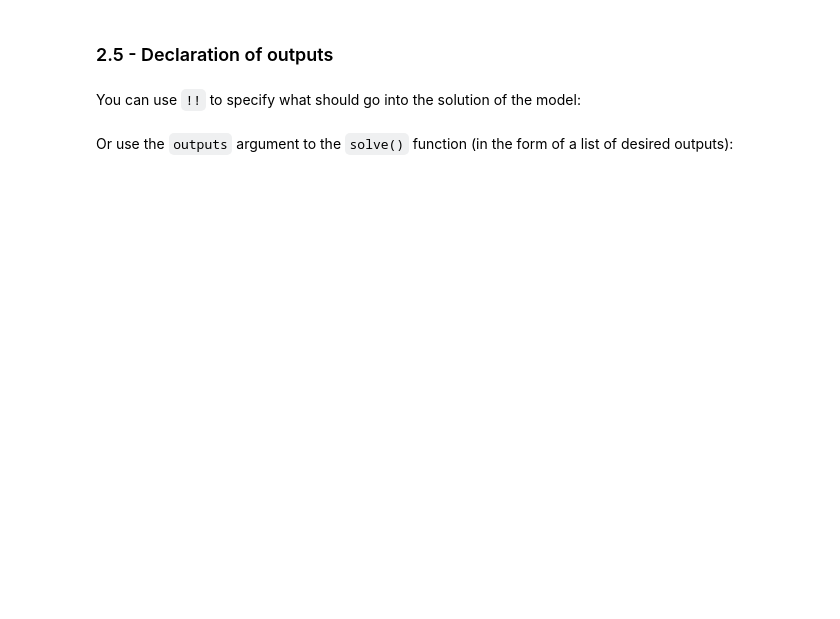
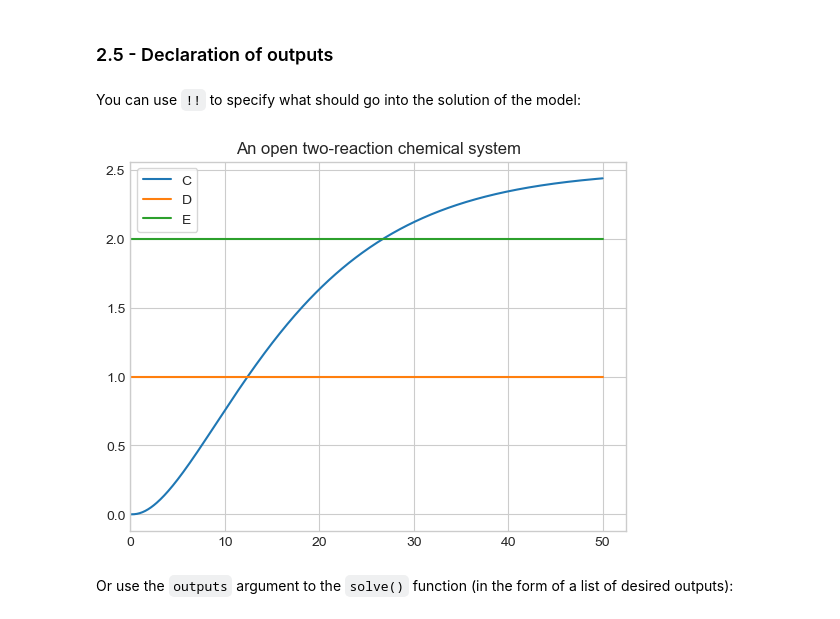
Before and after one commit to aeferreira/stimator, a Jupyter notebook: notebooks/models.ipynb, the cells around one changed output. Drawn from its saved outputs; the diff is of its cells as text; code cells hidden in the pictures; blank space fills up the shorter version.

```diff
--- a/notebooks/models.ipynb
+++ b/notebooks/models.ipynb
@@ -162,26 +287,28 @@ m.solve(tf=50.0, outputs=['A', 'B', 'C', 'D', 'E']).plot()
 # %% [markdown]
 You can use `!!` to specify what should go into the solution of the model:
 # %%
-m = read_model("""
+m = st.read_model("""
 title An open two-reaction chemical system
 
 inflow: D -> A, rate = kin * D
 r1: A -> B, rate = k * A, k = 0.1
 r2: B -> C, rate = kf * B - kr * C, kf = 2, kr = 1
 outflow: C -> E, rate = kout * C
 
 D = 1
 kin = 0.5
 kout = 0.2
 E = 2
 
 init: (A = 0, B = 0, C = 0)
 
 ~ total = A + B + C
 
 !! C D E
 """)
-m.solve(tf=50.0).plot()
+m.solve(tf=50.0).plot();
+# %% [output]
+[figure, added]
 # %% [markdown]
 Or use the `outputs` argument to the `solve()` function (in the form of a list of desired outputs):
 # %%
```
Also changed, not shown: parts of 22 cells of this notebook, 4 other files.
